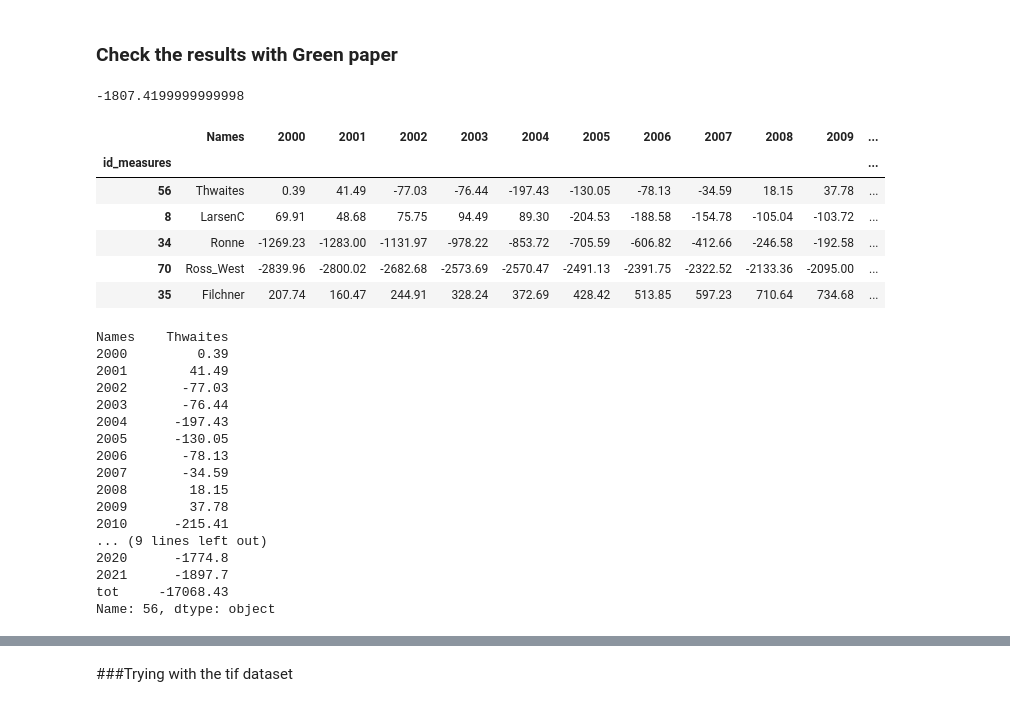
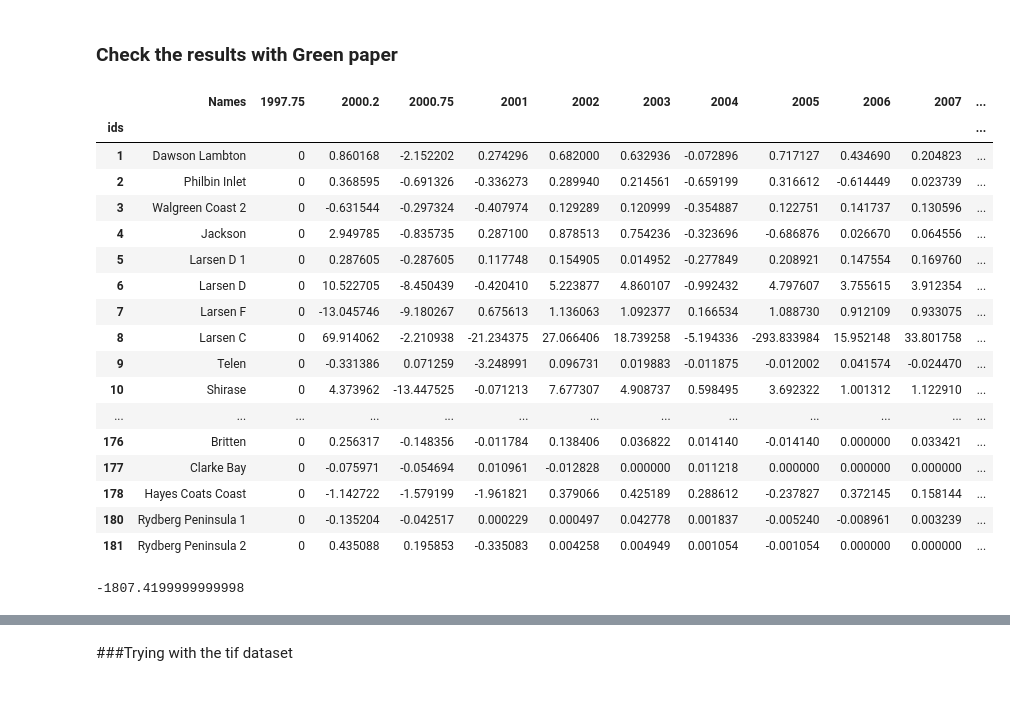
Before and after one commit to Moncada-Francesco-97/Thesis, a Jupyter notebook: map_bm_and_ic/map.ipynb, the cells around one changed output, grey strips where cells are left out. Cells and saved outputs as stored; diff of their text form; code cells hidden in the pictures.

```diff
--- a/map_bm_and_ic/map.ipynb
+++ b/map_bm_and_ic/map.ipynb
@@ -370,16 +357,33 @@ The element which is different is:  Wordie_(Harriott_Headland)  and it is in pos
 # %%
 #CALVING FLUX. I take the ones generated by the shp files in the folder 'exploration_ice_calving'
 #IN this shp files the negative values were put to 0
-data_dir_ice_calving = '/Users/francesco/Desktop/Thesis/exploration_ice_calving/'
-calving_df= pd.read_csv( data_dir_ice_calving+ 'df_ice_calving_shp_negative_and_positive.csv', index_col = 0)
+data_dir_ice_calving = '/Users/francesco/Desktop/Thesis/map_bm_and_ic/'
+#open the file Dataset_Green_modified.xlsx, which is in this directory
+calving_df = pd.read_excel(data_dir_ice_calving + 'Dataset_Green_modified.xlsx', index_col=0)
+
+
 calving_df = calving_df.sort_index()
 index_calving = calving_df.index.values
 
-#calving_df.insert(0, 'Names', df['Names'])
 calving_df
-
-#Cumulative sum of the calving fluxes, (excluding the first column, which contains the Names)
-calving_df_cumsum = calving_df.iloc[:,1:].cumsum(axis=1)
-calving_df_cumsum.insert(0, 'Names', df['Names'])
+# %% [output]
+|  | Names | 1997.75 | 2000.2 | 2000.75 | 2001 | 2002 | 2003 | 2004 | 2005 | 2006 | 2007 | ... |
+| ids |  |  |  |  |  |  |  |  |  |  |  | ... |
+| 1 | Dawson Lambton | 0 | 0.860168 | -2.152202 | 0.274296 | 0.682000 | 0.632936 | -0.072896 | 0.717127 | 0.434690 | 0.204823 | ... |
+| 2 | Philbin Inlet | 0 | 0.368595 | -0.691326 | -0.336273 | 0.289940 | 0.214561 | -0.659199 | 0.316612 | -0.614449 | 0.023739 | ... |
+| 3 | Walgreen Coast 2 | 0 | -0.631544 | -0.297324 | -0.407974 | 0.129289 | 0.120999 | -0.354887 | 0.122751 | 0.141737 | 0.130596 | ... |
+| 4 | Jackson | 0 | 2.949785 | -0.835735 | 0.287100 | 0.878513 | 0.754236 | -0.323696 | -0.686876 | 0.026670 | 0.064556 | ... |
+| 5 | Larsen D 1 | 0 | 0.287605 | -0.287605 | 0.117748 | 0.154905 | 0.014952 | -0.277849 | 0.208921 | 0.147554 | 0.169760 | ... |
+| 6 | Larsen D | 0 | 10.522705 | -8.450439 | -0.420410 | 5.223877 | 4.860107 | -0.992432 | 4.797607 | 3.755615 | 3.912354 | ... |
+| 7 | Larsen F | 0 | -13.045746 | -9.180267 | 0.675613 | 1.136063 | 1.092377 | 0.166534 | 1.088730 | 0.912109 | 0.933075 | ... |
+| 8 | Larsen C | 0 | 69.914062 | -2.210938 | -21.234375 | 27.066406 | 18.739258 | -5.194336 | -293.833984 | 15.952148 | 33.801758 | ... |
+| 9 | Telen | 0 | -0.331386 | 0.071259 | -3.248991 | 0.096731 | 0.019883 | -0.011875 | -0.012002 | 0.041574 | -0.024470 | ... |
+| 10 | Shirase | 0 | 4.373962 | -13.447525 | -0.071213 | 7.677307 | 4.908737 | 0.598495 | 3.692322 | 1.001312 | 1.122910 | ... |
+| ... | ... | ... | ... | ... | ... | ... | ... | ... | ... | ... | ... | ... |
+| 176 | Britten | 0 | 0.256317 | -0.148356 | -0.011784 | 0.138406 | 0.036822 | 0.014140 | -0.014140 | 0.000000 | 0.033421 | ... |
+| 177 | Clarke Bay | 0 | -0.075971 | -0.054694 | 0.010961 | -0.012828 | 0.000000 | 0.011218 | 0.000000 | 0.000000 | 0.000000 | ... |
+| 178 | Hayes Coats Coast | 0 | -1.142722 | -1.579199 | -1.961821 | 0.379066 | 0.425189 | 0.288612 | -0.237827 | 0.372145 | 0.158144 | ... |
+| 180 | Rydberg Peninsula 1 | 0 | -0.135204 | -0.042517 | 0.000229 | 0.000497 | 0.042778 | 0.001837 | -0.005240 | -0.008961 | 0.003239 | ... |
+| 181 | Rydberg Peninsula 2 | 0 | 0.435088 | 0.195853 | -0.335083 | 0.004258 | 0.004949 | 0.001054 | -0.001054 | 0.000000 | 0.000000 | ... |
 # %%
 #Calculating the total loss from the calving fluxes from the shp files
@@ -392,14 +391,3 @@ tot
 -1807.4199999999998
 # %%
 ids_roi = [56,8,34,70,35]
-# %%
-calving_df_cumsum_roi = calving_df_cumsum.loc[ids_roi]
-calving_df_cumsum_roi
-# %% [output]
-|  | Names | 2000 | 2001 | 2002 | 2003 | 2004 | 2005 | 2006 | 2007 | 2008 | 2009 | ... |
-| id_measures |  |  |  |  |  |  |  |  |  |  |  | ... |
-| 56 | Thwaites | 0.39 | 41.49 | -77.03 | -76.44 | -197.43 | -130.05 | -78.13 | -34.59 | 18.15 | 37.78 | ... |
-| 8 | LarsenC | 69.91 | 48.68 | 75.75 | 94.49 | 89.30 | -204.53 | -188.58 | -154.78 | -105.04 | -103.72 | ... |
-| 34 | Ronne | -1269.23 | -1283.00 | -1131.97 | -978.22 | -853.72 | -705.59 | -606.82 | -412.66 | -246.58 | -192.58 | ... |
-| 70 | Ross_West | -2839.96 | -2800.02 | -2682.68 | -2573.69 | -2570.47 | -2491.13 | -2391.75 | -2322.52 | -2133.36 | -2095.00 | ... |
-| 35 | Filchner | 207.74 | 160.47 | 244.91 | 328.24 | 372.69 | 428.42 | 513.85 | 597.23 | 710.64 | 734.68 | ... |
@@ -408,22 +393,0 @@ calving_df_cumsum['tot'] = calving_df_cumsum.sum(axis=1)
-# %%
-pd.set_option('display.max_columns', None)
-pd.set_option('display.max_rows', None)
-calving_df_cumsum.loc[56]
-# %% [output]
-Names    Thwaites
-2000         0.39
-2001        41.49
-2002       -77.03
-2003       -76.44
-2004      -197.43
-2005      -130.05
-2006       -78.13
-2007       -34.59
-2008        18.15
-2009        37.78
-2010      -215.41
-... (9 lines left out)
-2020      -1774.8
-2021      -1897.7
-tot     -17068.43
-Name: 56, dtype: object
```
Also changed, not shown: parts of 6 cells of this notebook, 3 other files.
